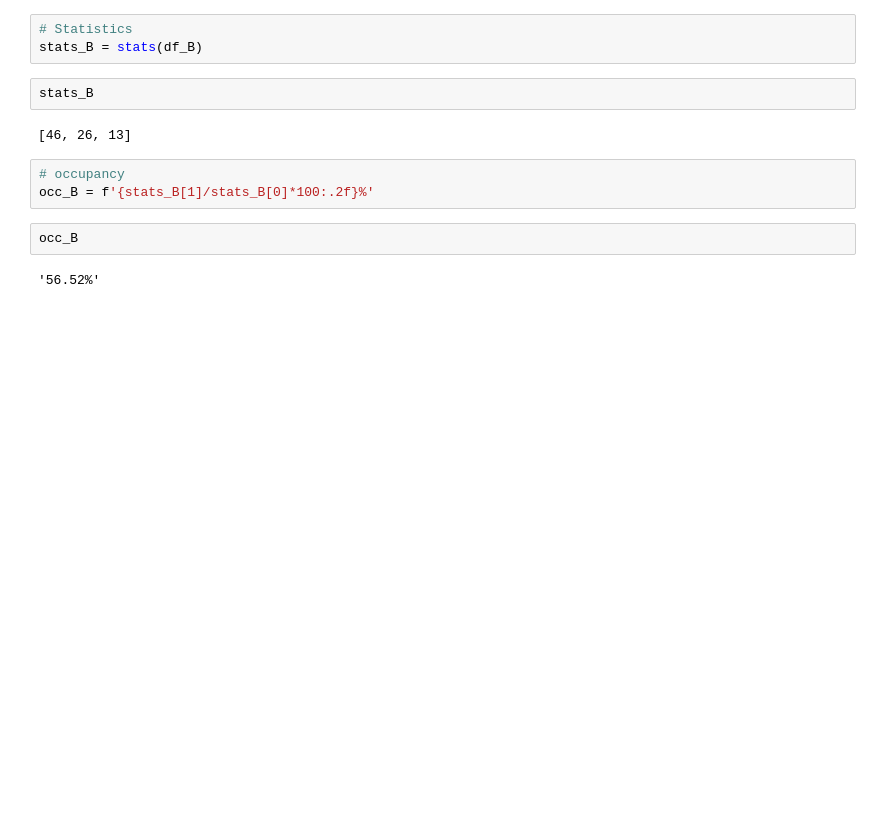
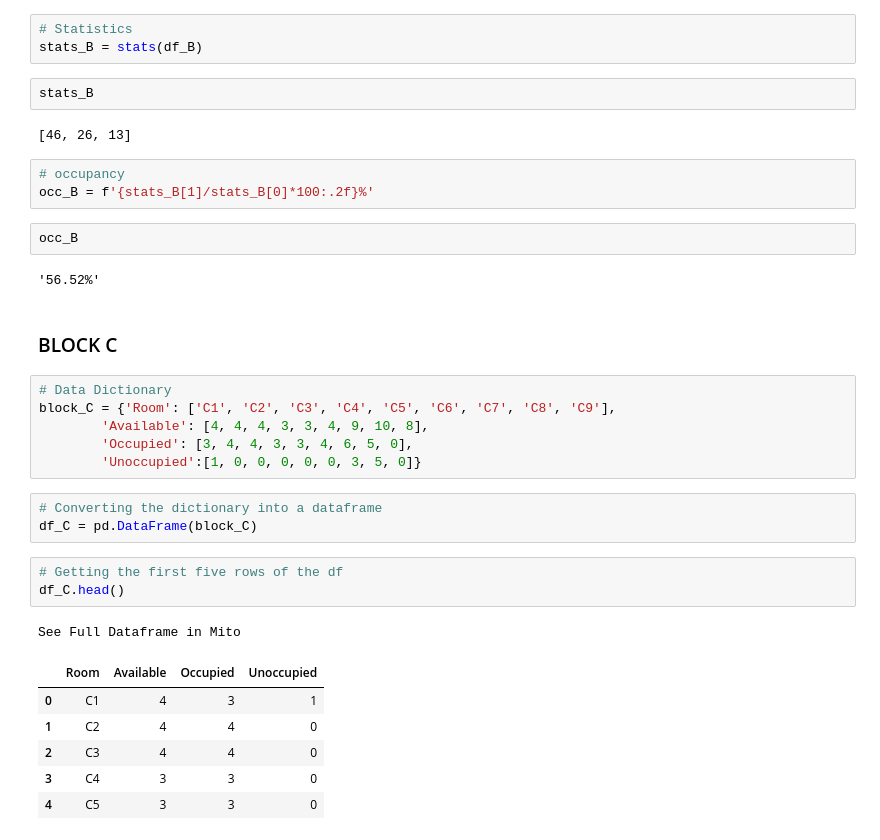
Before and after one commit to Melchizedeke/Data-Visualization-01, a Jupyter notebook: codes.ipynb, the cells around one changed output. Saved outputs shown, nothing was run; the diff lists cells and outputs as text; blank space fills up the shorter version.

Commit message:
Made the block C dataframe

```diff
--- a/codes.ipynb
+++ b/codes.ipynb
@@ -162,3 +162,25 @@ occ_B = f'{stats_B[1]/stats_B[0]*100:.2f}%'
 occ_B
 # %% [output]
 '56.52%'
+# %% [markdown]
+### BLOCK C
+# %%
+# Data Dictionary
+block_C = {'Room': ['C1', 'C2', 'C3', 'C4', 'C5', 'C6', 'C7', 'C8', 'C9'],
+        'Available': [4, 4, 4, 3, 3, 4, 9, 10, 8],
+        'Occupied': [3, 4, 4, 3, 3, 4, 6, 5, 0],
+        'Unoccupied':[1, 0, 0, 0, 0, 0, 3, 5, 0]}
+# %%
+# Converting the dictionary into a dataframe
+df_C = pd.DataFrame(block_C)
+# %%
+# Getting the first five rows of the df
+df_C.head()
+# %% [output]
+See Full Dataframe in Mito
+|  | Room | Available | Occupied | Unoccupied |
+| 0 | C1 | 4 | 3 | 1 |
+| 1 | C2 | 4 | 4 | 0 |
+| 2 | C3 | 4 | 4 | 0 |
+| 3 | C4 | 3 | 3 | 0 |
+| 4 | C5 | 3 | 3 | 0 |
```
